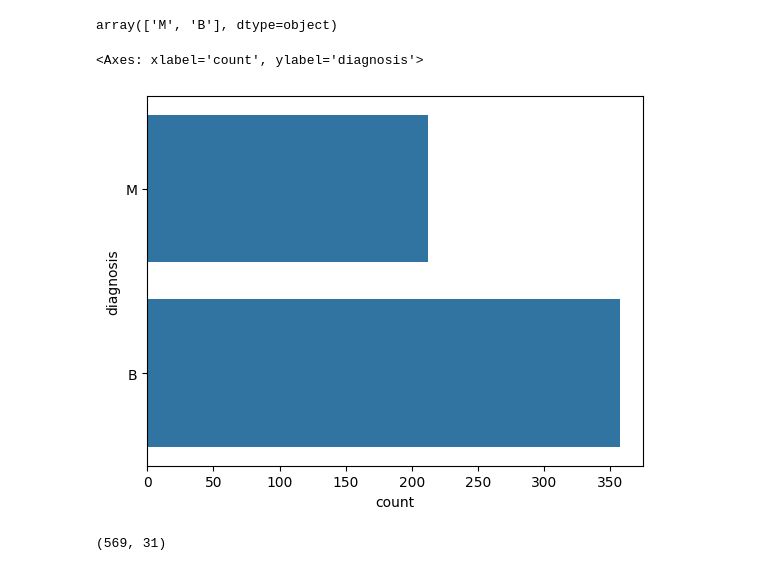
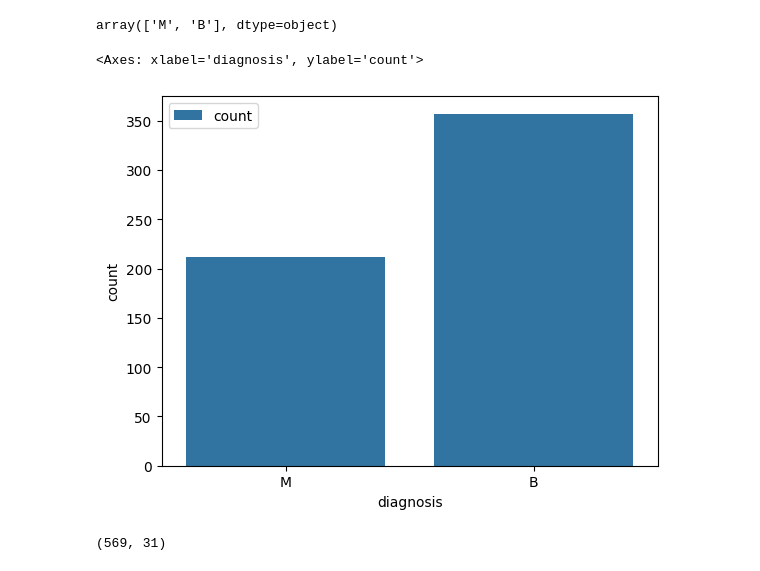
Before and after one commit to tvVigneshNarayanan/Tute_Project, a Jupyter notebook: Tumour_Detection.ipynb, the cells around one changed output. Cells and saved outputs as stored; diff of their text form; code cells hidden in the pictures.

```diff
--- a/Tumour_Detection.ipynb
+++ b/Tumour_Detection.ipynb
@@ -111,10 +111,10 @@ df['diagnosis'].unique()
 # %% [output]
 array(['M', 'B'], dtype=object)
 # %%
-sns.countplot(df['diagnosis'], label='count')
+sns.countplot(x=df['diagnosis'], label='count')
 # %% [output]
-<Axes: xlabel='count', ylabel='diagnosis'>
+<Axes: xlabel='diagnosis', ylabel='count'>
-[figure, old version]
+[figure, new version]
 # %%
 df.shape
 # %% [output]
```
Also changed, not shown: parts of 2 cells of this notebook.
